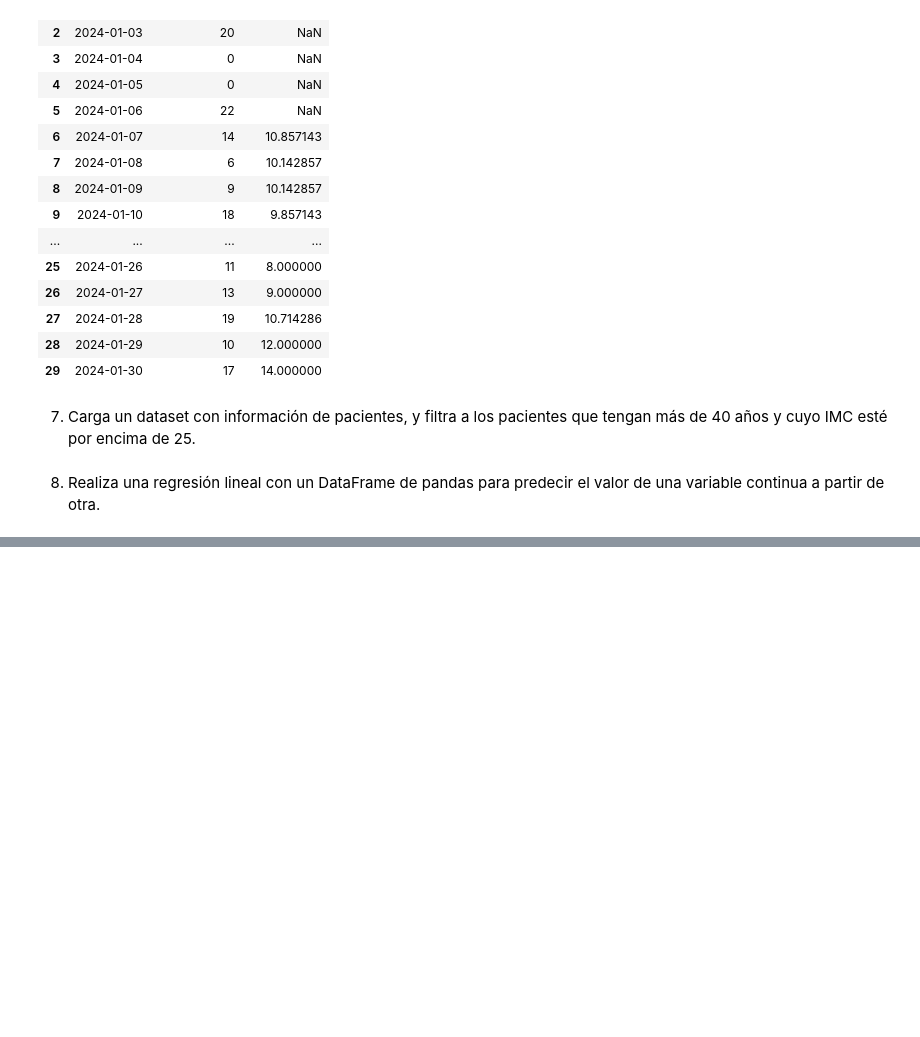
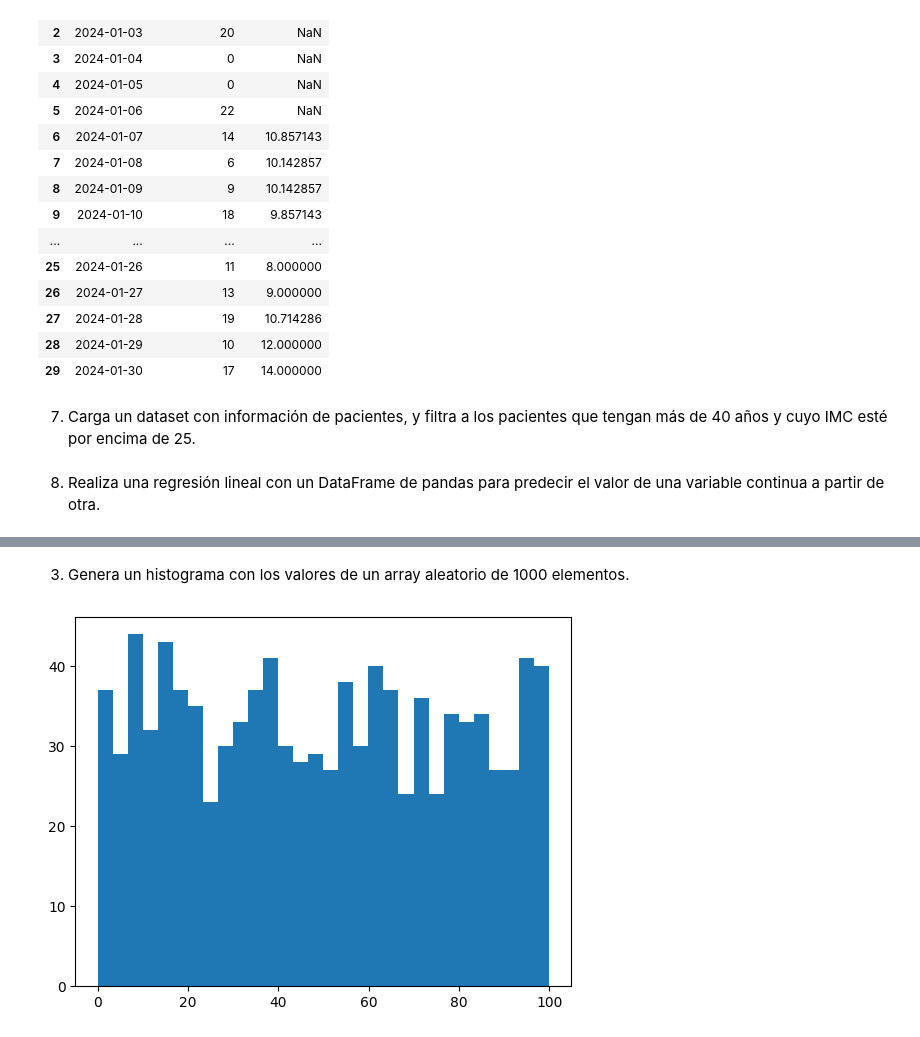
Before and after one commit to itsFDavid/Simulacion, a Jupyter notebook: Practices/Practices.ipynb, the cells around one changed output, grey strips where cells are left out. Saved outputs shown, nothing was run; the diff lists cells and outputs as text; code cells hidden in the pictures; blank space fills up the shorter version.

```diff
--- a/Practices/Practices.ipynb
+++ b/Practices/Practices.ipynb
@@ -248,0 +278,8 @@ Coeficiente: [[0.6]], Intercepto: [2.2]
+# %% [markdown]
+3. Genera un histograma con los valores de un array aleatorio de 1000 elementos.
+# %%
+X = np.random.rand(1000) * 100
+plt.hist(X, bins=30)
+plt.show()
+# %% [output]
+[figure, added]
```
Also changed, not shown: parts of 8 cells of this notebook.
